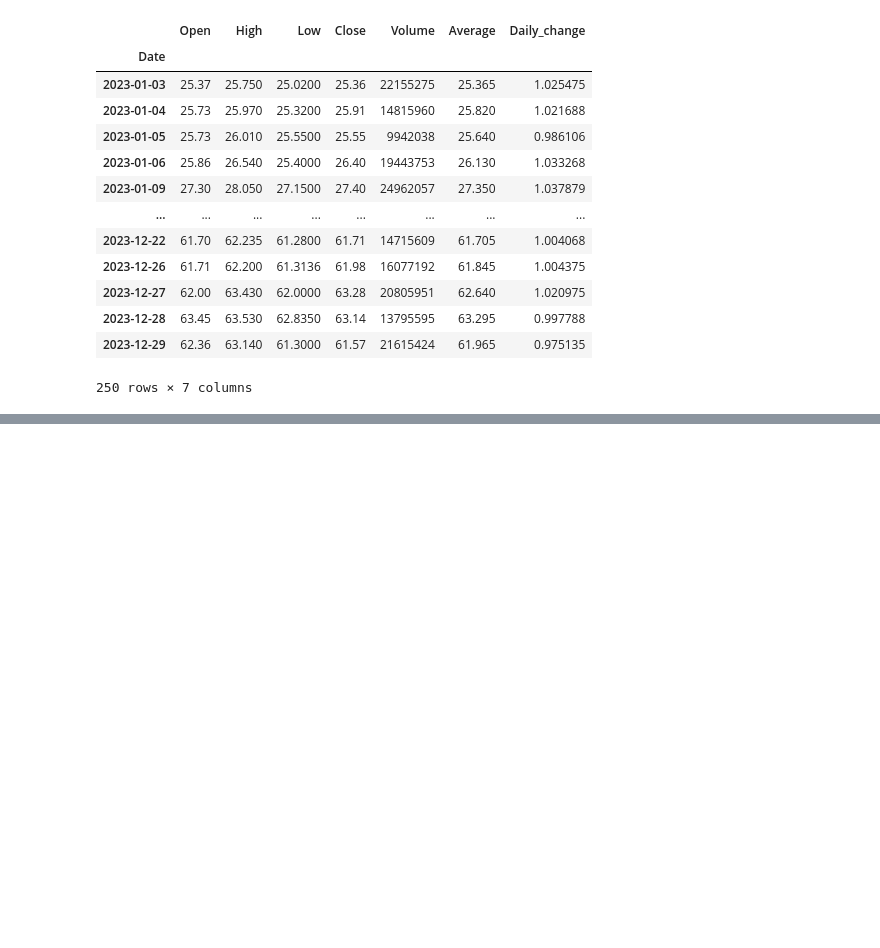
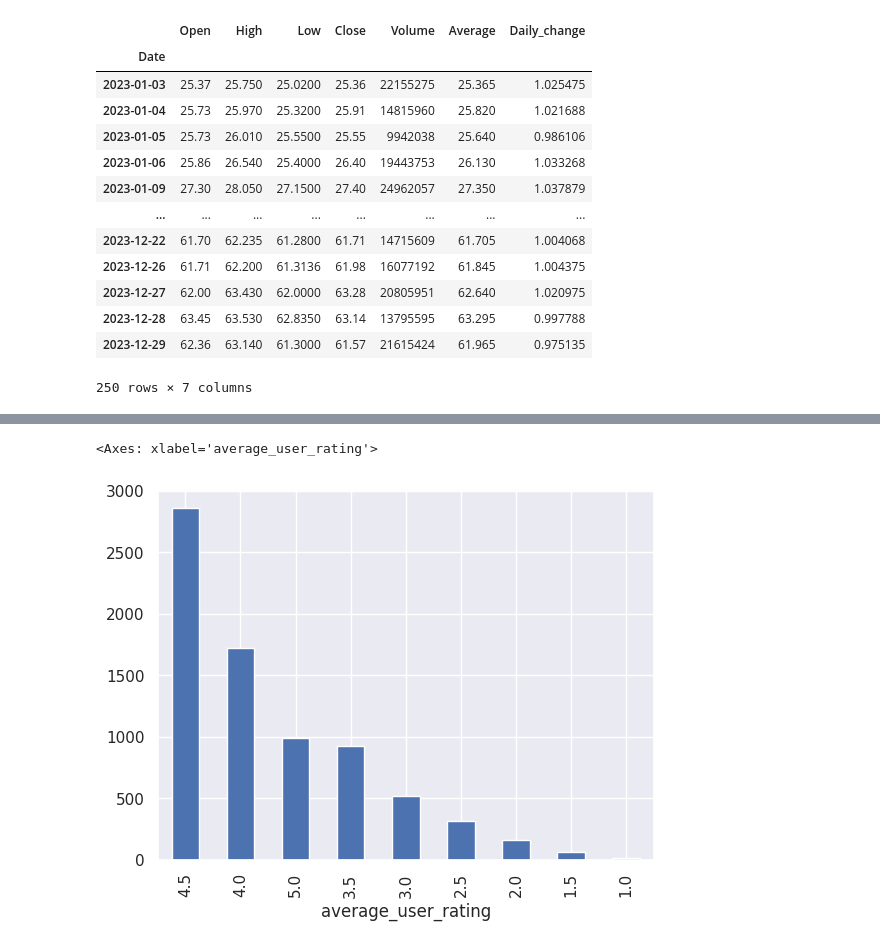
Before and after one commit to tomaszmm3/data-science, a Jupyter notebook: pandas.ipynb, the cells around one changed output, grey strips where cells are left out. Cells and saved outputs as stored; diff of their text form; code cells hidden in the pictures; blank space fills up the shorter version.

```diff
--- a/pandas.ipynb
+++ b/pandas.ipynb
@@ -264,0 +431,5 @@ df[df.index.year == 2023]
+# %%
+df.average_user_rating.value_counts().plot(kind='bar')
+# %% [output]
+<Axes: xlabel='average_user_rating'>
+[figure, added]
```
Also changed, not shown: parts of 27 cells of this notebook.
